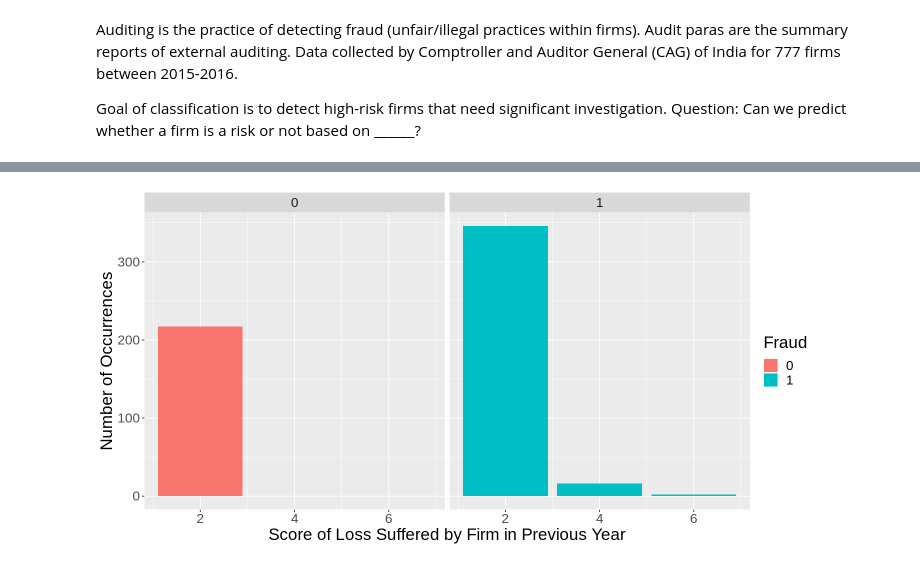
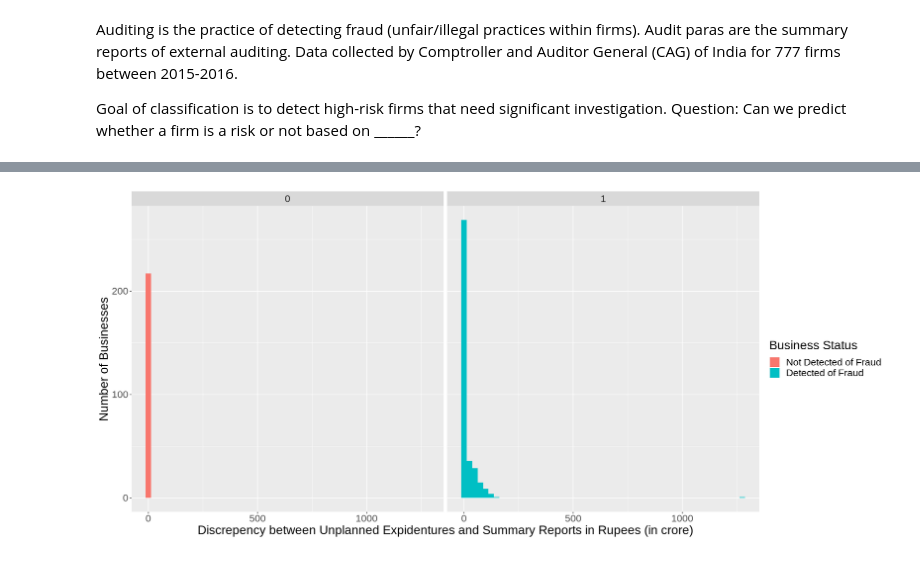
Before and after one commit to eric-y33/dsci-100-2022w1-group-84, a Jupyter notebook: Project.ipynb, the cells around one changed output, grey strips where cells are left out. Saved outputs shown, nothing was run; the diff lists cells and outputs as text; code cells hidden in the pictures.

Commit message:
created plots for all selected variables

```diff
--- a/Project.ipynb
+++ b/Project.ipynb
@@ -24,5 +36,6 @@ library(readxl)
 # %%
-audit_data <- read_csv("trial.csv") |>
+# trial.csv has just the data with no risk evaluation scores from the original data collector's models, so that is what we will use in this project
+audit_data <- read_csv(unzip("audit.zip", "audit_data/trial.csv")) |>
     mutate(Risk = as_factor(Risk))
 audit_data
 # %% [output]
@@ -145,44 +146,81 @@ Question: Can we predict whether a firm is a risk or not based on ______?
 # %%
-# unscaled_audit_train <- audit_train |>
-#     select(c(Risk, PARA_A, PARA_B, Money_Value, Sector_score, LOSS_SCORE, History_score, District))
-
-# uat_recipe <- recipe(Risk ~ ., data = unscaled_audit_train) |>
-#     step_scale(all_predictors()) |>
-#     step_center(all_predictors()) |>
-#     prep()
-
-# scaled_audit_train <- bake(uat_recipe, unscaled_audit_train)
-# scaled_audit_train
-
-# sat_plot <- ggplot(scaled_audit_train, aes(x = PARA_A)) +
-#     geom_bar() +
-#     facet_grid(rows = vars(Risk))
-# sat_plot
-
-options(repr.plot.width = 12, repr.plot.height = 6)
+options(repr.plot.width = 18, repr.plot.height = 8)
 
 select_audit_train <- audit_train |>
     select(c(Risk, PARA_A, PARA_B, Money_Value, Sector_score, LOSS_SCORE, History_score, District))
 
 # Histogram template for numeric variables
 para_A <- ggplot(select_audit_train, aes(x = PARA_A, fill = Risk)) +
-    geom_histogram() +
+    geom_histogram(binwidth = 1.5) +
     xlab("Discrepency between Planned Expidentures and Summary Reports in Rupees (in crore)") +
-    ylab("Number of Occurrences") +
-    labs(fill = "Fraud") +
+    ylab("Number of Businesses") +
+    labs(fill = "Business Status") +
+    scale_fill_discrete(labels=c("Not Detected of Fraud", "Detected of Fraud")) +
     facet_grid(cols = vars(Risk)) +
     theme(text = element_text(size = 20))
 para_A
 
+para_B <- ggplot(select_audit_train, aes(x = PARA_B, fill = Risk)) +
+    geom_histogram(binwidth = 25) +
+    xlab("Discrepency between Unplanned Expidentures and Summary Reports in Rupees (in crore)") +
+    ylab("Number of Businesses") +
+    labs(fill = "Business Status") +
+    scale_fill_discrete(labels=c("Not Detected of Fraud", "Detected of Fraud")) +
+    facet_grid(cols = vars(Risk)) +
+    theme(text = element_text(size = 20))
+para_B
+
+money_value <- ggplot(select_audit_train, aes(x = Money_Value, fill = Risk)) +
+    geom_histogram(binwidth = 20) +
+    xlab("Amount of Money Involved in Misstatements in Past Audits in Rupees (in crore)") +
+    ylab("Number of Businesses") +
+    labs(fill = "Business Status") +
+    scale_fill_discrete(labels=c("Not Detected of Fraud", "Detected of Fraud")) +
+    facet_grid(cols = vars(Risk)) +
+    theme(text = element_text(size = 20))
+money_value
+
+sector <- ggplot(select_audit_train, aes(x = Sector_score, fill = Risk)) +
+    geom_histogram(binwidth = 10) +
+    xlab("Historical Risk Score Value of Associated Sector") +
+    ylab("Number of Businesses") +
+    labs(fill = "Fraud") +
+    scale_fill_discrete(labels=c("Not Detected of Fraud", "Detected of Fraud")) +
+    facet_grid(cols = vars(Risk)) +
+    theme(text = element_text(size = 20))
+sector
+
 # Barplot template for score variables
 loss <- ggplot(select_audit_train, aes(x = LOSS_SCORE, fill = Risk)) +
     geom_bar() +
-    xlab("Score of Loss Suffered by Firm in Previous Year") +
-    ylab("Number of Occurrences") +
+    xlab("Assigned Score of Loss Suffered by Firm in Previous Year") +
+    ylab("Number of Businesses") +
     labs(fill = "Fraud") +
+    scale_fill_discrete(labels=c("Not Detected of Fraud", "Detected of Fraud")) +
     facet_grid(cols = vars(Risk)) +
     theme(text = element_text(size = 20))
 loss
 
-# Figure out how to rename 0 and 1
+history <- ggplot(select_audit_train, aes(x = History_score, fill = Risk)) +
+    geom_bar() +
+    xlab("Assigned Score of Average Historical Loss Suffered by Firm in Past 10 Years") +
+    ylab("Number of Businesses") +
+    labs(fill = "Fraud") +
+    scale_fill_discrete(labels=c("Not Detected of Fraud", "Detected of Fraud")) +
+    facet_grid(cols = vars(Risk)) +
+    theme(text = element_text(size = 20))
+history
+
+district <- ggplot(select_audit_train, aes(x = District, fill = Risk)) +
+    geom_bar() +
+    xlab("Assigned Score of Average Historical Risk Score of District in Past 10 Years") +
+    ylab("Number of Businesses") +
+    labs(fill = "Fraud") +
+    scale_fill_discrete(labels=c("Not Detected of Fraud", "Detected of Fraud")) +
+    facet_grid(cols = vars(Risk)) +
+    theme(text = element_text(size = 20))
+district
+
+# For assigned scores, higher is riskier.
+# There is a large amount of space in some of the non-fraudulent graphs because there is often little/no discrepency found in audit reports for safe businesses
 # %% [output]
@@ -191 +230 @@ loss
-[figure, old version]
+[figure, new version]
```
Also changed, not shown: parts of 4 cells of this notebook, 1 other file.
